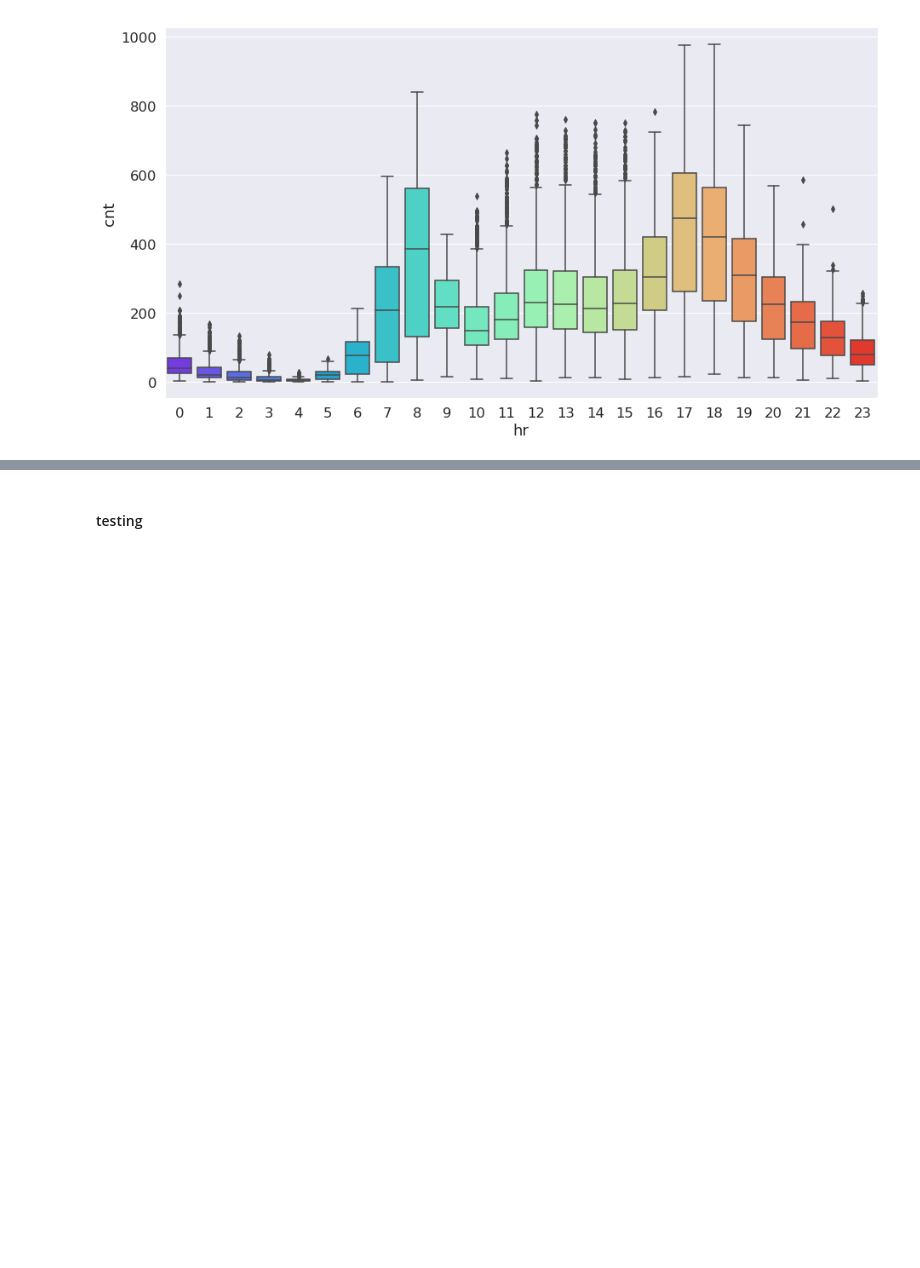
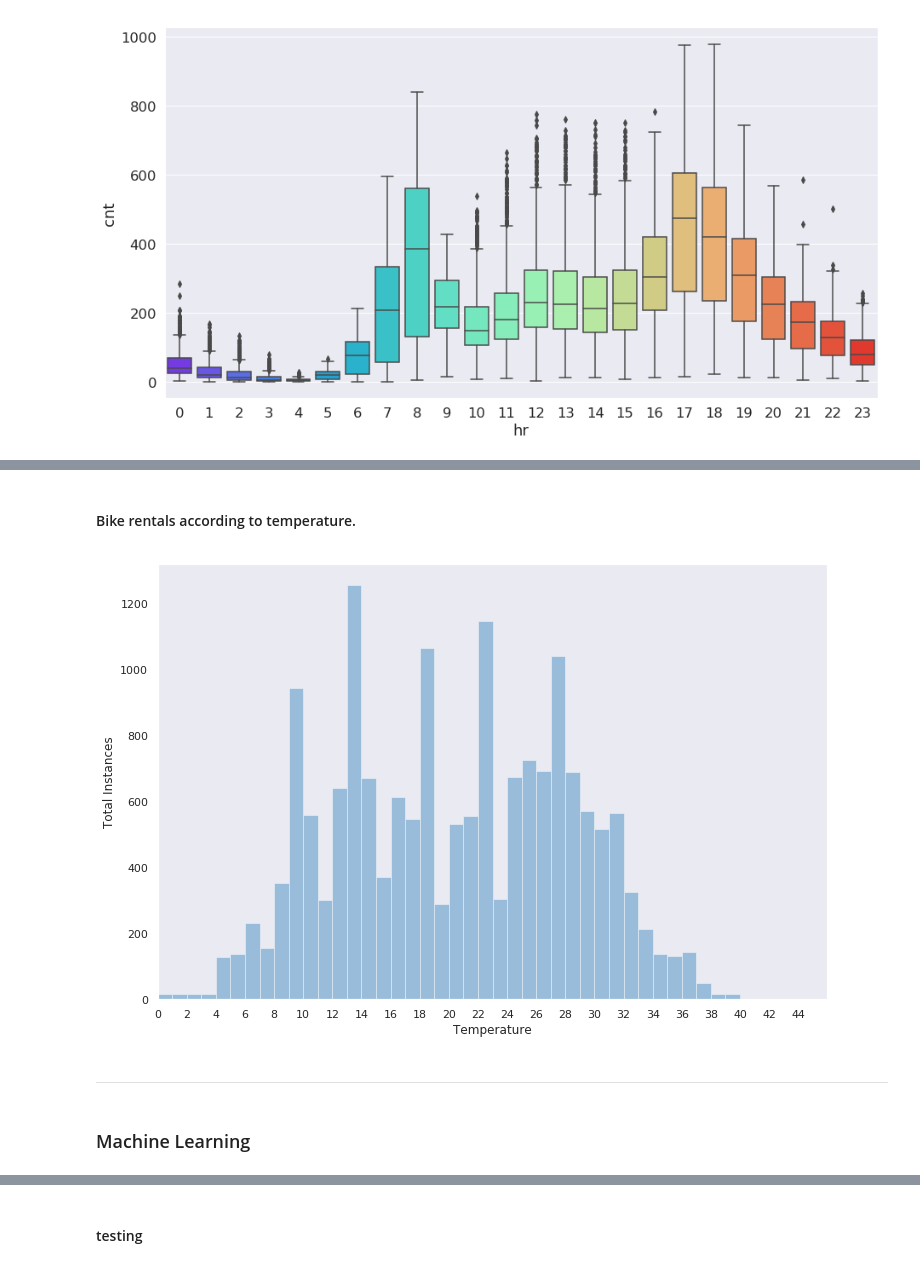
Before and after one commit to stefanosarta/bike-rental, a Jupyter notebook: bikes.ipynb, the cells around one changed output, grey strips where cells are left out. Drawn from its saved outputs; the diff is of its cells as text; code cells hidden in the pictures; blank space fills up the shorter version.

```diff
--- a/bikes.ipynb
+++ b/bikes.ipynb
@@ -421,0 +450,22 @@ plt.show()
+# %% [markdown]
+#### Bike rentals according to temperature.
+# %%
+#darkgrid, whitegrid, dark, white, ticks
+sns.set_style("dark")
+plt.figure(figsize=(12,8))
+#paper, notebook, talk, poster
+sns.set_context('notebook')
+plt.xlim(0, 46)
+plt.xticks(np.arange(0, 46, 2))
+bins = np.arange(0, 50, 1)
+x = hour['temp']
+ax = sns.distplot(x, kde=False, bins=bins)
+ax.set_xlabel("Temperature")
+ax.set_ylabel("Total Instances")
+plt.show()
+# %% [output]
+[figure, added]
+# %% [markdown]
+---------
+# %% [markdown]
+### Machine Learning
```
Also changed, not shown: parts of 39 cells of this notebook.
